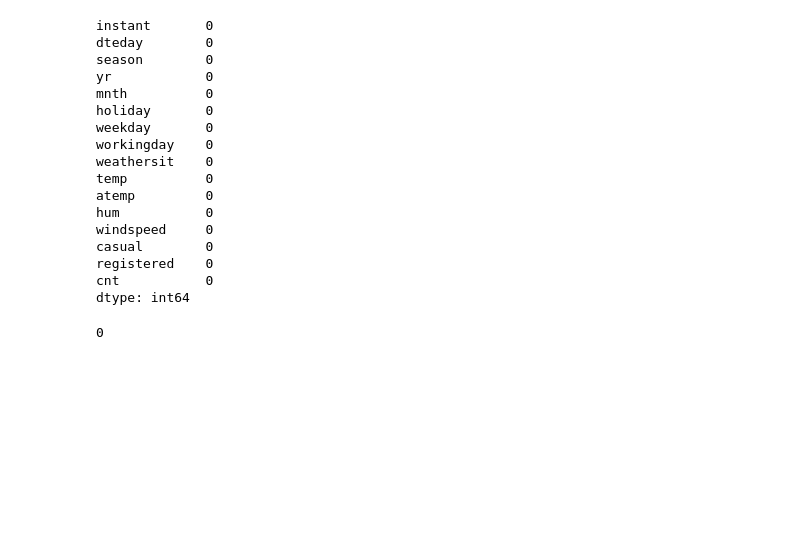
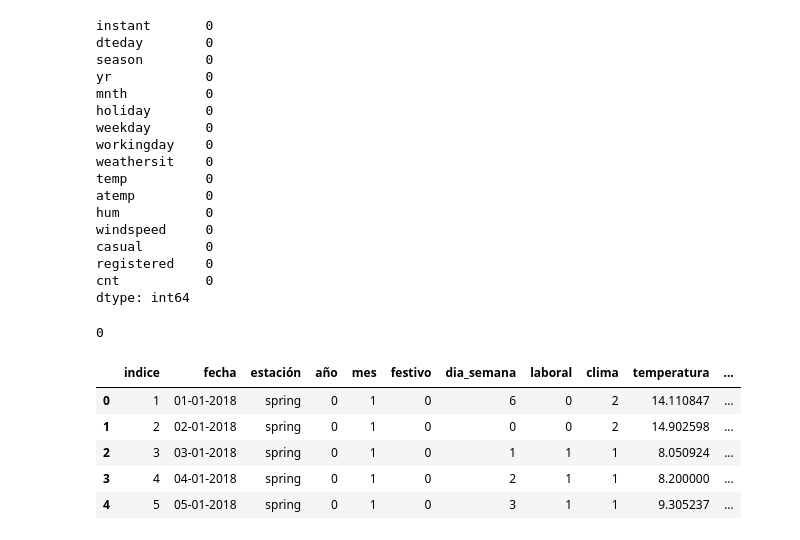
Before and after one commit to Adalab/project-da-promo-c-module-3-team-3, a Jupyter notebook: EDA/EDA_inicial.ipynb, the cells around one changed output. Saved outputs shown, nothing was run; the diff lists cells and outputs as text; code cells hidden in the pictures; blank space fills up the shorter version.

```diff
--- a/EDA/EDA_inicial.ipynb
+++ b/EDA/EDA_inicial.ipynb
@@ -95,3 +97,7 @@ dtype: int64
 df.duplicated().sum() #no hay filas duplicadas
 # %% [output]
 0
+# %%
+# Renombramos las columnas
+nuevas_columnas= ['indice', 'fecha', 'estación', 'año', 'mes', 'festivo', 'dia_semana', 'laboral', 'clima', 'temperatura', 'sensacion_termica', 'humedad', 'velocidad_viento', 'clientes_casuales', 'clientes_registrados', 'total_bicis']
+df.columns = nuevas_columnas
@@ -97,0 +108,16 @@ df.duplicated().sum() #no hay filas duplicadas
+# %%
+for i in df['fecha']:
+    days= ['lunes', 'martes', 'miercoles', 'jueves', 'viernes', 'sabado', 'domingo']
+    d= datetime.strptime(i, '%d-%m-%Y') #damos la vuelta a la fecha
+    df['dia'] = days[d.weekday()] #obtenemos el día de la semana con la fecha y lo añadimos a una nueva columna
+
+    ## REVISAR!!! nos está sobreescribiendo los datos en la nueva columna y se queda con el último valor-martes
+# %%
+df.head(5)
+# %% [output]
+|  | indice | fecha | estación | año | mes | festivo | dia_semana | laboral | clima | temperatura | ... |
+| 0 | 1 | 01-01-2018 | spring | 0 | 1 | 0 | 6 | 0 | 2 | 14.110847 | ... |
+| 1 | 2 | 02-01-2018 | spring | 0 | 1 | 0 | 0 | 0 | 2 | 14.902598 | ... |
+| 2 | 3 | 03-01-2018 | spring | 0 | 1 | 0 | 1 | 1 | 1 | 8.050924 | ... |
+| 3 | 4 | 04-01-2018 | spring | 0 | 1 | 0 | 2 | 1 | 1 | 8.200000 | ... |
+| 4 | 5 | 05-01-2018 | spring | 0 | 1 | 0 | 3 | 1 | 1 | 9.305237 | ... |
```
Also changed, not shown: parts of 7 cells of this notebook.
